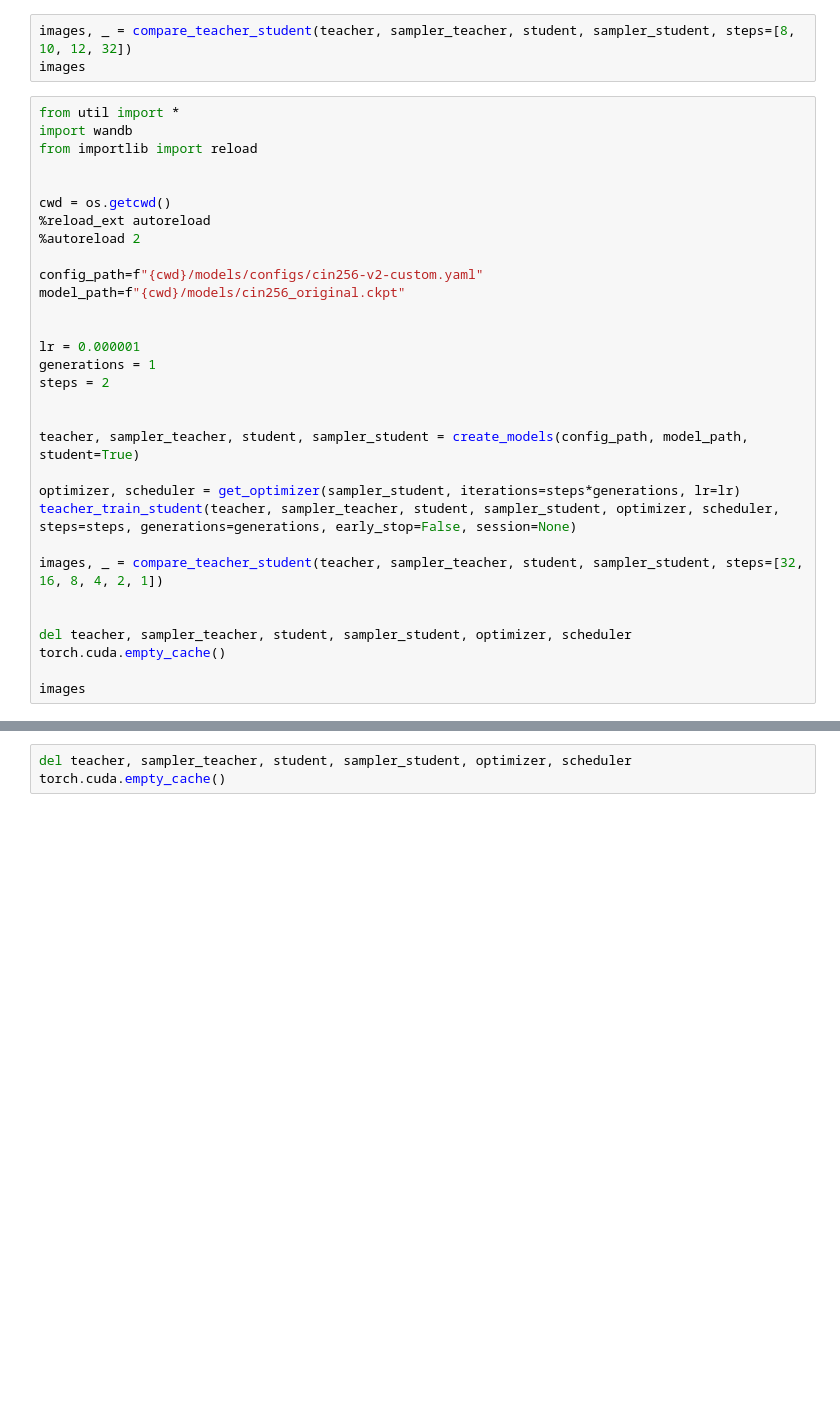
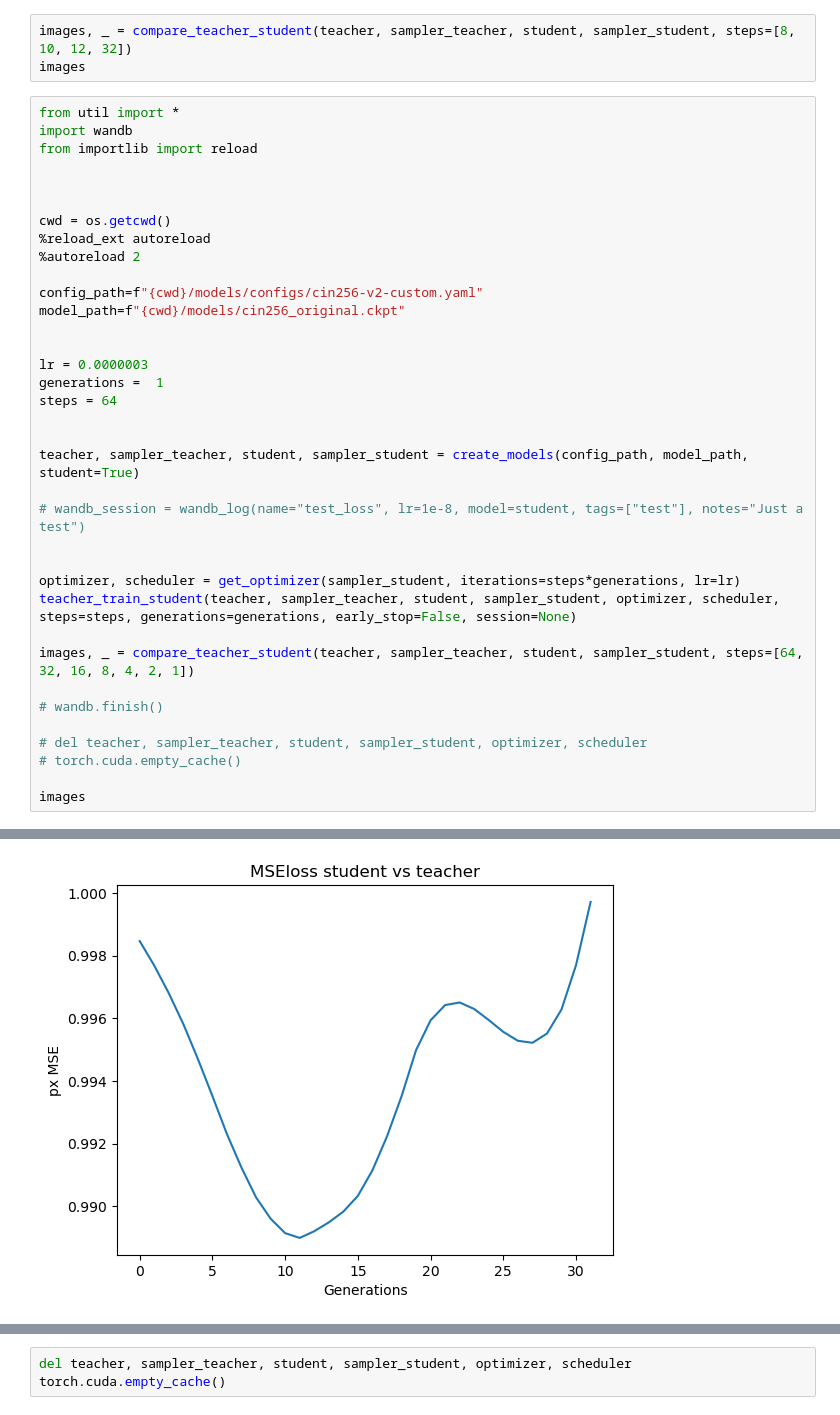
Before and after one commit to Pmobilee/DSD, a Jupyter notebook: cin_256/Cin_256_custom.ipynb, the cells around one changed output, grey strips where cells are left out. Cells and saved outputs as stored; diff of their text form; blank space fills up the shorter version.

```diff
--- a/cin_256/Cin_256_custom.ipynb
+++ b/cin_256/Cin_256_custom.ipynb
@@ -94,6 +103,7 @@ images
 from util import *
 import wandb
 from importlib import reload
+
 
 
 cwd = os.getcwd()
@@ -104,20 +114,25 @@ config_path=f"{cwd}/models/configs/cin256-v2-custom.yaml"
 model_path=f"{cwd}/models/cin256_original.ckpt"
 
 
-lr = 0.000001
-generations = 1
-steps = 2
+lr = 0.0000003
+generations =  1
+steps = 64
 
 
 teacher, sampler_teacher, student, sampler_student = create_models(config_path, model_path, student=True)
 
+# wandb_session = wandb_log(name="test_loss", lr=1e-8, model=student, tags=["test"], notes="Just a test")
+
+
 optimizer, scheduler = get_optimizer(sampler_student, iterations=steps*generations, lr=lr)
 teacher_train_student(teacher, sampler_teacher, student, sampler_student, optimizer, scheduler, steps=steps, generations=generations, early_stop=False, session=None)
 
-images, _ = compare_teacher_student(teacher, sampler_teacher, student, sampler_student, steps=[32, 16, 8, 4, 2, 1])
+images, _ = compare_teacher_student(teacher, sampler_teacher, student, sampler_student, steps=[64, 32, 16, 8, 4, 2, 1])
 
+# wandb.finish()
 
-del teacher, sampler_teacher, student, sampler_student, optimizer, scheduler
-torch.cuda.empty_cache()
+# del teacher, sampler_teacher, student, sampler_student, optimizer, scheduler
+# torch.cuda.empty_cache()
 
 images
+# %% [output]
@@ -123,0 +162 @@ images
+[figure, added]
```
Also changed, not shown: parts of 6 cells of this notebook, 6 other files.
